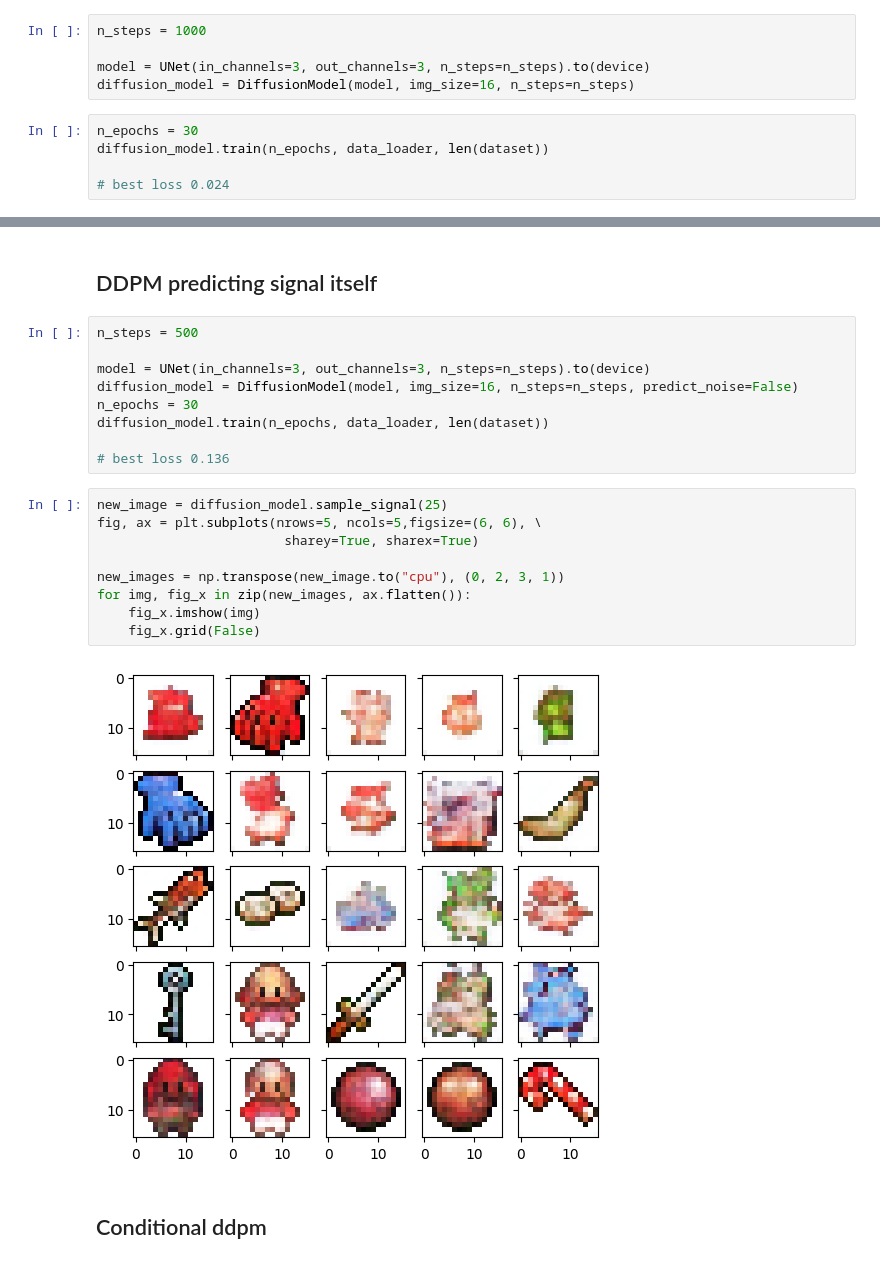
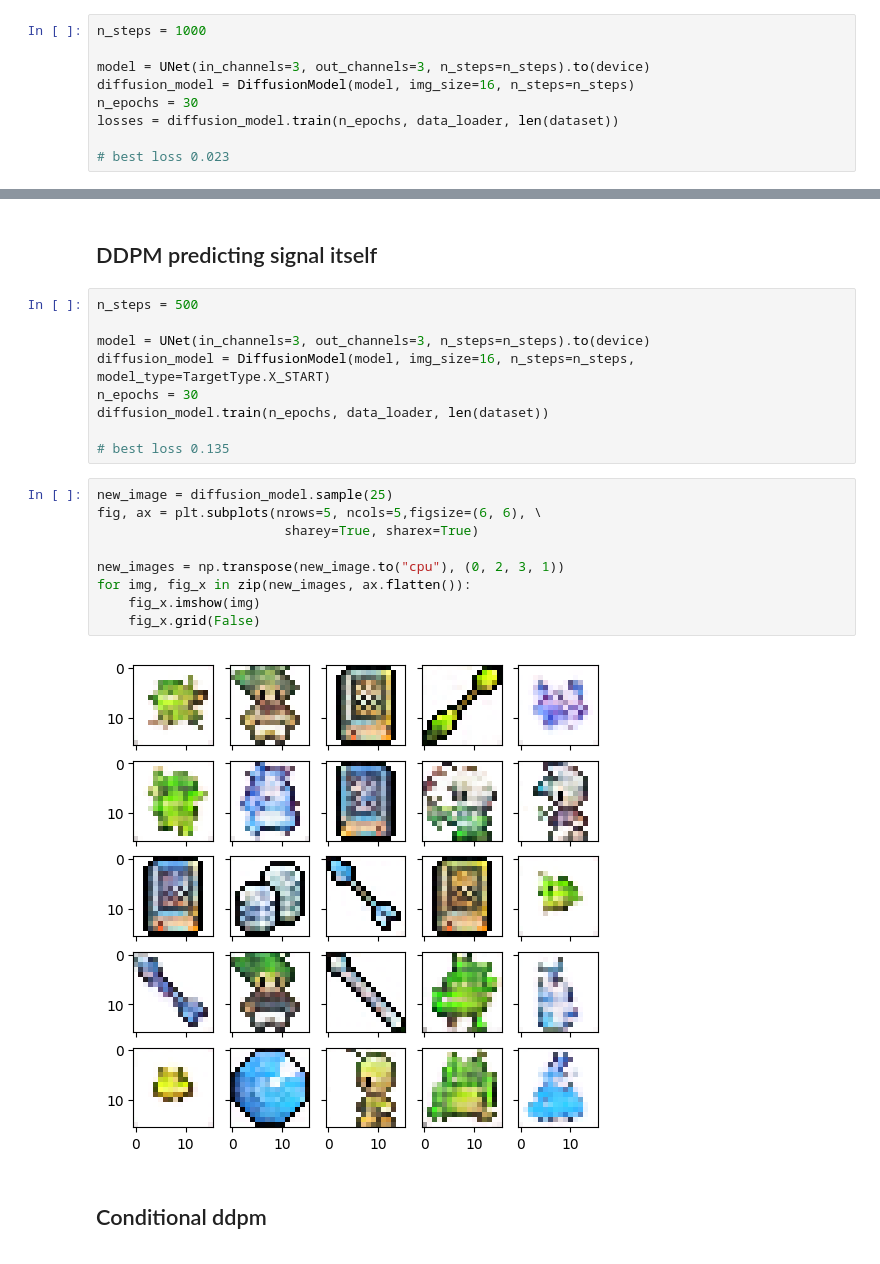
Before and after one commit to J3ne4ek/diffusion_models, a Jupyter notebook: sample_examples.ipynb, the cells around one changed output, grey strips where cells are left out. Cells and saved outputs as stored; diff of their text form.

```diff
--- a/sample_examples.ipynb
+++ b/sample_examples.ipynb
@@ -60,8 +60,7 @@ n_steps = 1000
 
 model = UNet(in_channels=3, out_channels=3, n_steps=n_steps).to(device)
 diffusion_model = DiffusionModel(model, img_size=16, n_steps=n_steps)
+n_epochs = 30
+losses = diffusion_model.train(n_epochs, data_loader, len(dataset))
+
+# best loss 0.023
-# %%
-n_epochs = 30
-diffusion_model.train(n_epochs, data_loader, len(dataset))
-
-# best loss 0.024
@@ -83,22 +81,22 @@ for img, fig_x in zip(new_images, ax.flatten()):
 n_steps = 500
 
 model = UNet(in_channels=3, out_channels=3, n_steps=n_steps).to(device)
-diffusion_model = DiffusionModel(model, img_size=16, n_steps=n_steps, predict_noise=False)
+diffusion_model = DiffusionModel(model, img_size=16, n_steps=n_steps, model_type=TargetType.X_START)
 n_epochs = 30
 diffusion_model.train(n_epochs, data_loader, len(dataset))
 
-# best loss 0.136
+# best loss 0.135
 # %%
-new_image = diffusion_model.sample_signal(25)
+new_image = diffusion_model.sample(25)
 fig, ax = plt.subplots(nrows=5, ncols=5,figsize=(6, 6), \
                         sharey=True, sharex=True)
 
 new_images = np.transpose(new_image.to("cpu"), (0, 2, 3, 1))
 for img, fig_x in zip(new_images, ax.flatten()):
     fig_x.imshow(img)
     fig_x.grid(False)
 # %% [output]
-[figure, old version]
+[figure, new version]
 # %% [markdown]
 ## Conditional ddpm
 # %%
```
Also changed, not shown: parts of 6 cells of this notebook, 2 other files.
